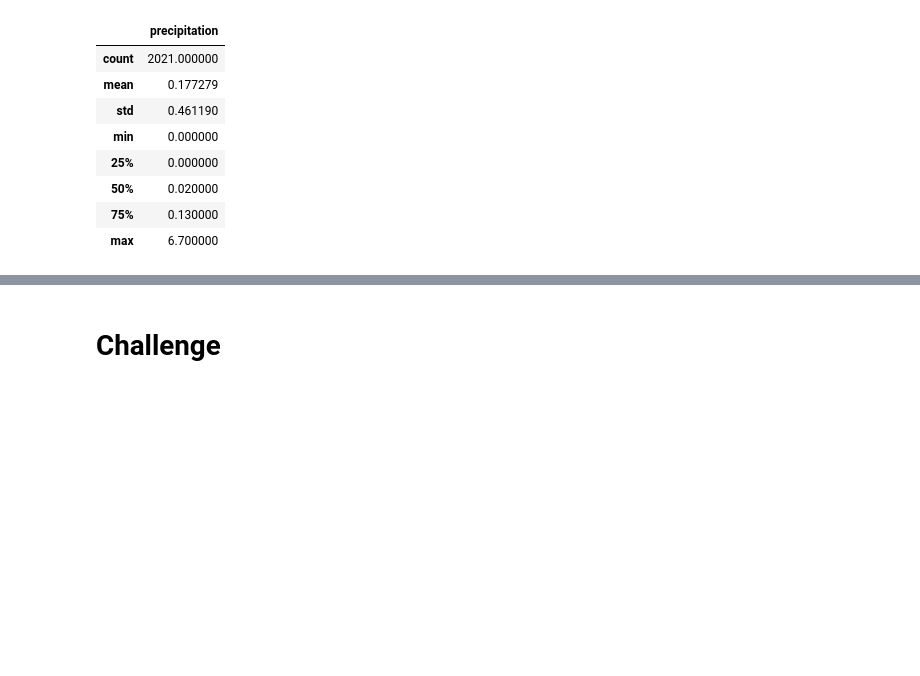
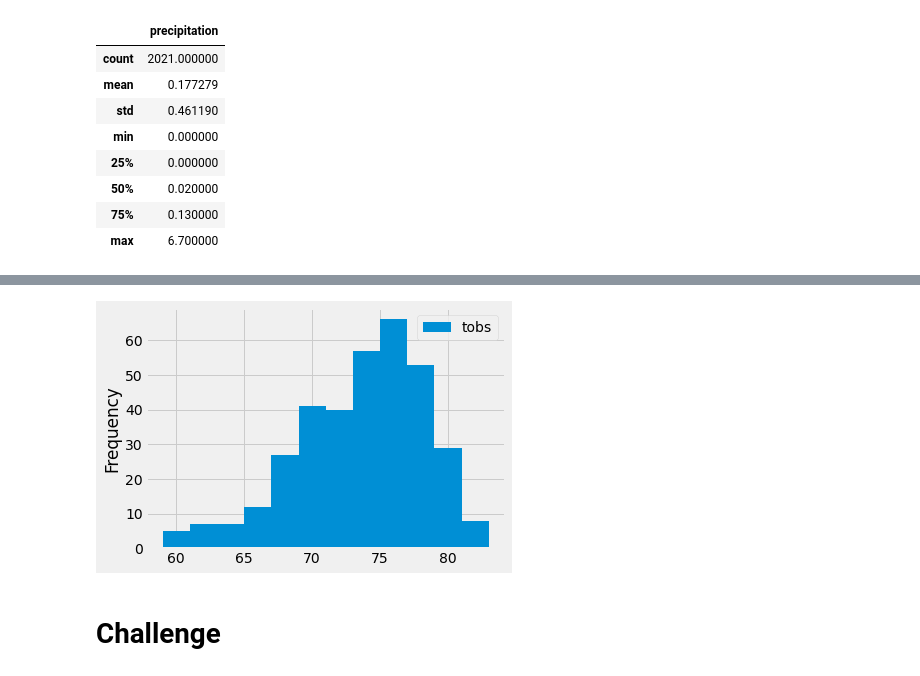
Before and after one commit to Marwan-Takrouri/surfs_up, a Jupyter notebook: climate_analysis.ipynb, the cells around one changed output, grey strips where cells are left out. Cells and saved outputs as stored; diff of their text form; code cells hidden in the pictures; blank space fills up the shorter version.

```diff
--- a/climate_analysis.ipynb
+++ b/climate_analysis.ipynb
@@ -154,3 +194,8 @@ df.describe()
+# %%
+df.plot.hist(bins=12)
+plt.tight_layout()
+# %% [output]
+[figure, added]
 # %%
 # Write a function called `calc_temps` that will accept start date and end date in the format '%Y-%m-%d'
 # and return the minimum, average, and maximum temperatures for that range of dates
```
Also changed, not shown: parts of 4 cells of this notebook.
